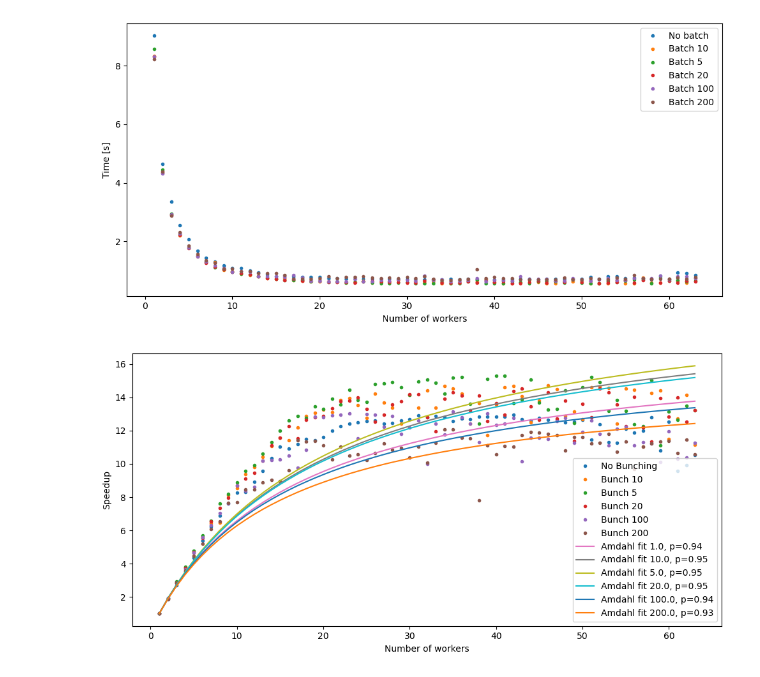
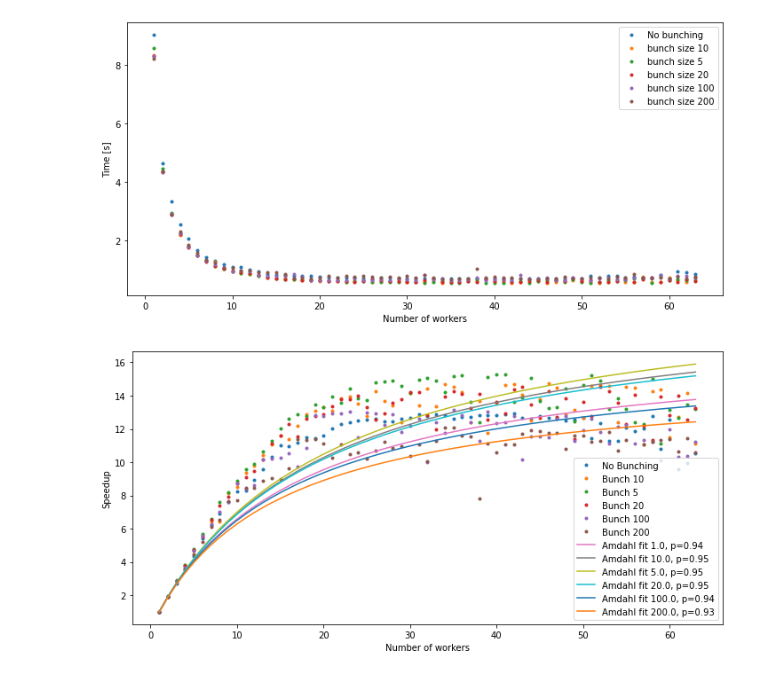
Before and after one commit to 2BeAsh/HPPC_Python_Project, a Jupyter notebook: Code/mpi4py/plots.ipynb, the cells around one changed output. Cells and saved outputs as stored; diff of their text form; code cells hidden in the pictures.

Commit message:
data

```diff
--- a/Code/mpi4py/plots.ipynb
+++ b/Code/mpi4py/plots.ipynb
@@ -21,18 +21,19 @@ Data[:,0,:] = Data[:,0,:] -1
 data_no_bunch[:,0] = data_no_bunch[:,0] -1
 # %%
 fig, ax = plt.subplots(figsize=(10,5))
-ax.plot(data_no_bunch[:,0], data_no_bunch[:,1], '.', label='No batch')
+ax.plot(data_no_bunch[:,0], data_no_bunch[:,1], '.', label='No bunching')
 for i in range(len(jobID)):
-    ax.plot(Data[:,0,i], Data[:,1,i], '.', label=f'Batch {int(Data[0,3,i])}')
+    ax.plot(Data[:,0,i], Data[:,1,i], '.', label=f'bunch size {int(Data[0,3,i])}')
 ax.set_xlabel('Number of workers')
 ax.set_ylabel('Time [s]')
 ax.legend()
 fig.tight_layout()
 # %% [output]
-[figure, old version]
+[figure, new version]
 # %%
+from scipy import optimize
 fitval = np.zeros(len(jobID)+1)
-fit = scipy.optimize.curve_fit(amdahl, data_no_bunch[:,0], data_no_bunch[0,1]/data_no_bunch[:,1])
+fit = optimize.curve_fit(amdahl, data_no_bunch[:,0], data_no_bunch[0,1]/data_no_bunch[:,1])
 fitval[0] = fit[0][0]
 bunch_size = np.ones(len(jobID)+1)
 for i in range(len(jobID)):
@@ -52,4 +53,4 @@ ax.set_ylabel('Speedup')
 ax.legend()
 fig.tight_layout()
 # %% [output]
-[figure, old version]
+[figure, new version]
```
Also changed, not shown: 1 other file.
